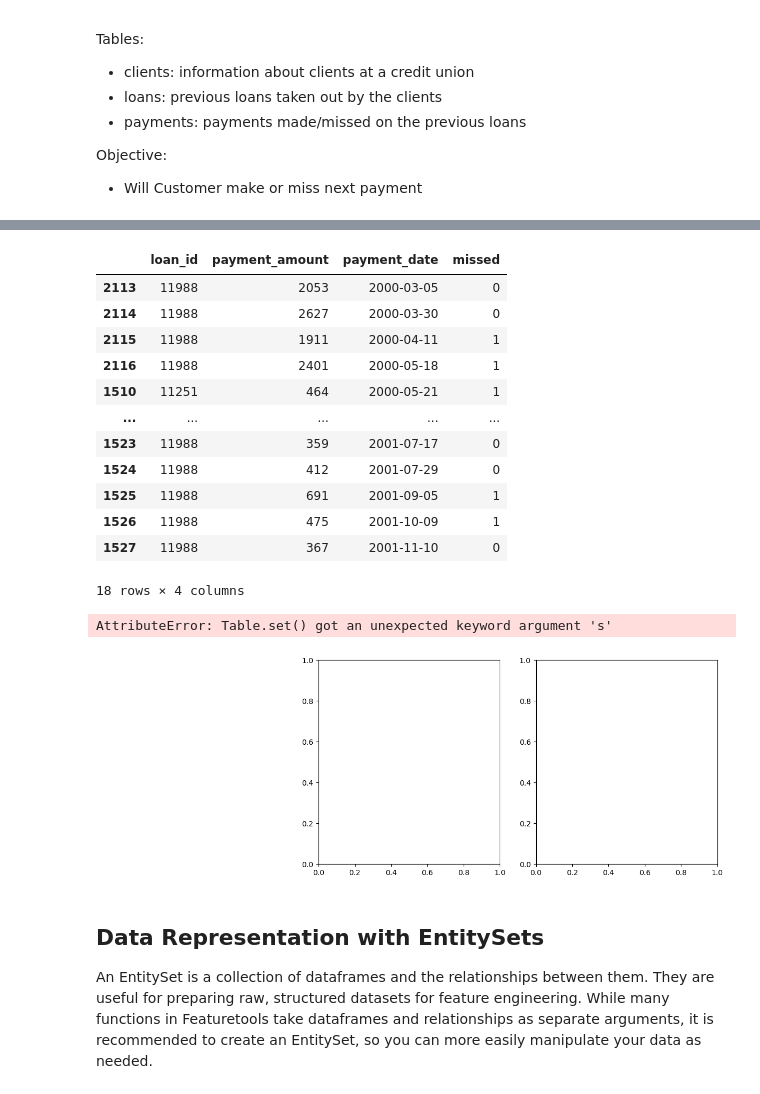
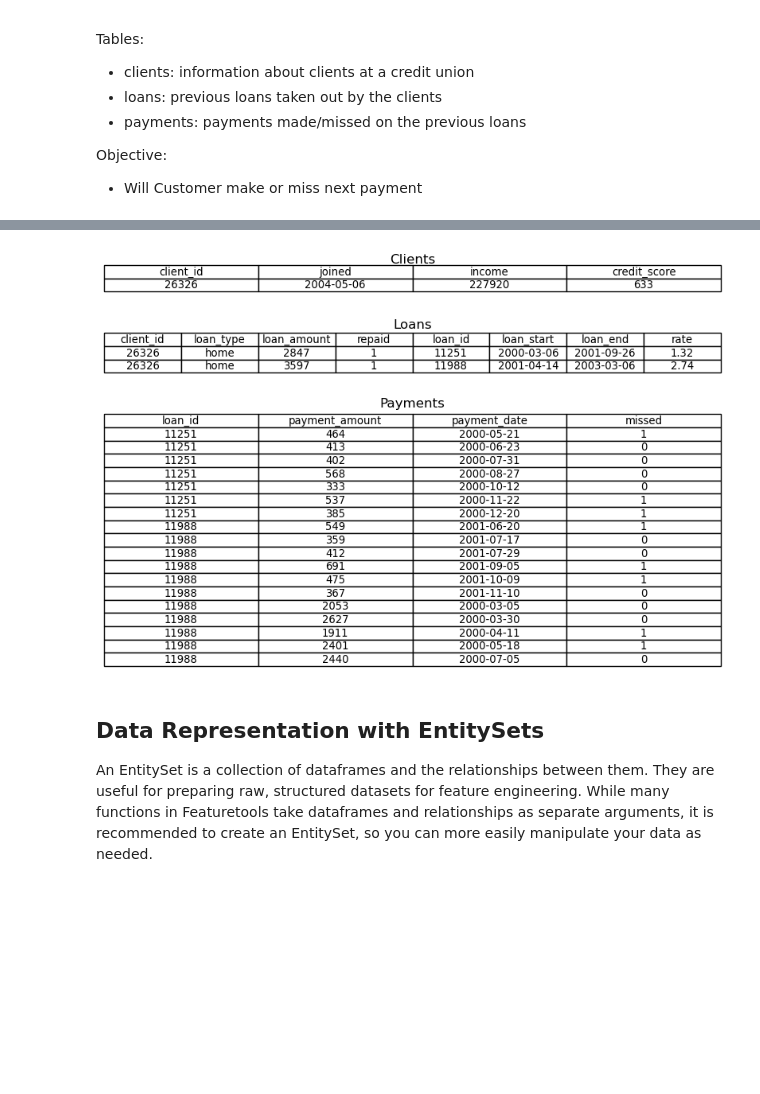
Before and after one commit to SalK91/dfs_tutorial, a Jupyter notebook: dfs_tutorial.ipynb, the cells around one changed output, grey strips where cells are left out. Cells and saved outputs as stored; diff of their text form; code cells hidden in the pictures; blank space fills up the shorter version.

```diff
--- a/dfs_tutorial.ipynb
+++ b/dfs_tutorial.ipynb
@@ -28,5 +28,4 @@ Objective:
 # Load Data
 # Data set from kaggle ()
 clients = pd.read_csv('./data/clients.csv', parse_dates = ['joined'])
-clients.head()
-clients[clients['client_id'] == 26326]
+clients['joined'] = pd.to_datetime(clients['joined']).dt.date
@@ -36,4 +32,4 @@ clients[clients['client_id'] == 26326]
 # %%
 loans = pd.read_csv('./data/loans.csv', parse_dates = ['loan_start', 'loan_end'])
-loans.head()
-loans[loans['client_id'] == 26326].sort_values(by = 'loan_start')
+loans['loan_start'] = pd.to_datetime(loans['loan_start']).dt.date
+loans['loan_end'] = pd.to_datetime(loans['loan_end']).dt.date
@@ -54,20 +36,8 @@ loans[loans['client_id'] == 26326].sort_values(by = 'loan_start')
 # %%
 payments = pd.read_csv('./data/payments.csv', parse_dates = ['payment_date'])
-payments[payments['loan_id'].isin([11251,11988])].sort_values(by = 'payment_date')
+payments['payment_date'] = pd.to_datetime(payments['payment_date']).dt.date
+
+## add a unique identifier to each row
-# %% [output]
-|  | loan_id | payment_amount | payment_date | missed |
-| 2113 | 11988 | 2053 | 2000-03-05 | 0 |
-| 2114 | 11988 | 2627 | 2000-03-30 | 0 |
-| 2115 | 11988 | 1911 | 2000-04-11 | 1 |
-| 2116 | 11988 | 2401 | 2000-05-18 | 1 |
-| 1510 | 11251 | 464 | 2000-05-21 | 1 |
-| ... | ... | ... | ... | ... |
-| 1523 | 11988 | 359 | 2001-07-17 | 0 |
-| 1524 | 11988 | 412 | 2001-07-29 | 0 |
-| 1525 | 11988 | 691 | 2001-09-05 | 1 |
-| 1526 | 11988 | 475 | 2001-10-09 | 1 |
-| 1527 | 11988 | 367 | 2001-11-10 | 0 |
-18 rows × 4 columns
 # %%
 # Sample data
 # Specify the customer and loans of interest
@@ -79,27 +49,37 @@ clients_subset = clients[clients['client_id'] == 26326]
 loans_subset = loans[(loans['loan_id'].isin(loans_of_interest))].sort_values(by = 'loan_start')
 payments_subset = payments[payments['loan_id'].isin(loans_of_interest)]
 # %%
+import matplotlib.pyplot as plt
 
+# Assuming you have imported necessary libraries and defined dataframes (clients_subset, loans_subset, payments_subset)
 
 # Visualize the data tables
-fig, axs = plt.subplots(1, 3, figsize=(15, 5))
+fig, axs = plt.subplots(3, 1, figsize=(10, 2))
+
+# Set the font size to 10x
+font_size = 9.5
 
 axs[0].axis('off')
-axs[0].table(cellText=clients_subset.values, colLabels=clients_subset.columns, cellLoc='center', loc='center')
-axs[0].set_title('Clients')
+table0 = axs[0].table(cellText=clients_subset.values, colLabels=clients_subset.columns, cellLoc='center', loc='top')
+table0.auto_set_font_size(False)
+table0.set_fontsize(font_size)
+axs[0].set_title('Clients', y=1.6)
 
 axs[1].axis('off')
-axs[1].table(cellText=loans_subset.values, colLabels=loans_subset.columns, cellLoc='center', loc='center')
+table1 = axs[1].table(cellText=loans_subset.values, colLabels=loans_subset.columns, cellLoc='center', loc='center')
+table1.auto_set_font_size(False)
+table1.set_fontsize(font_size)
 axs[1].set_title('Loans')
 
 axs[2].axis('off')
-axs[2].table(cellText=payments_subset.values, colLabels=payments_subset.columns, cellLoc='center', loc='center')
-axs[2].set_title('Payments')
+table2 = axs[2].table(cellText=payments_subset.values, colLabels=payments_subset.columns, cellLoc='center', loc='bottom')
+table2.auto_set_font_size(False)
+table2.set_fontsize(font_size)
+axs[2].set_title('Payments', y=0.0)
 
 plt.show()
 # %% [output]
-AttributeError: Table.set() got an unexpected keyword argument 's'
-[figure, old version]
+[figure, new version]
 # %% [markdown]
 ## Data Representation with EntitySets
 An EntitySet is a collection of dataframes and the relationships between them. They are useful for preparing raw, structured datasets for feature engineering. While many functions in Featuretools take dataframes and relationships as separate arguments, it is recommended to create an EntitySet, so you can more easily manipulate your data as needed.
```
Also changed, not shown: parts of 7 cells of this notebook, 2 other files.
